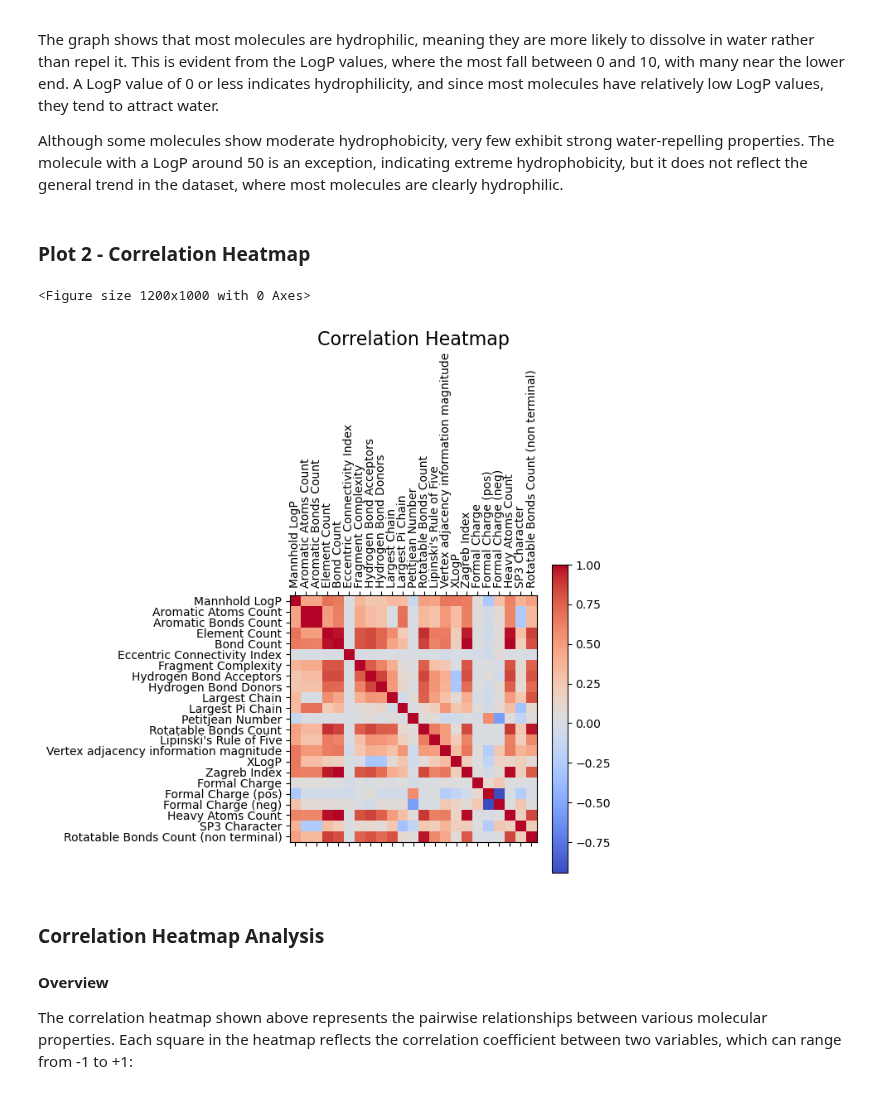
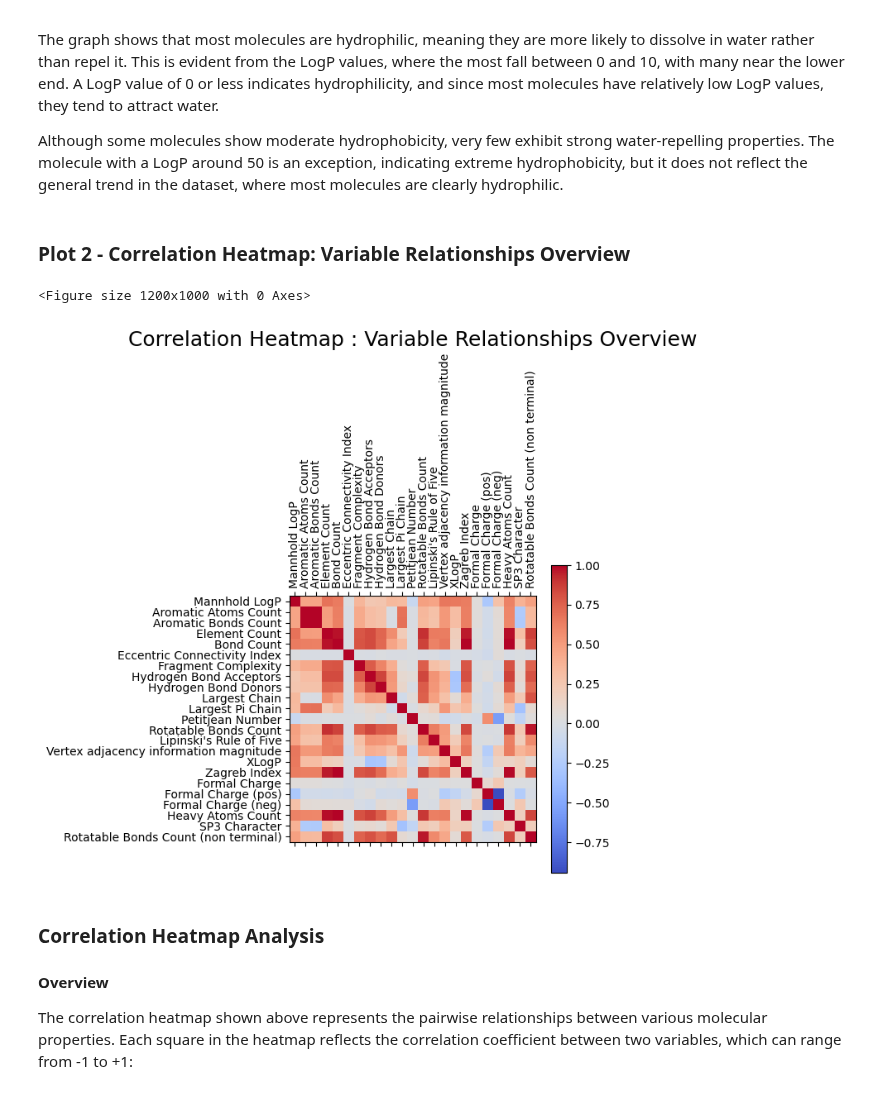
Before and after one commit to fracaludo/Group04, a Jupyter notebook: computationnalcarpentryGroup04.ipynb, the cells around one changed output. Cells and saved outputs as stored; diff of their text form; code cells hidden in the pictures.

```diff
--- a/computationnalcarpentryGroup04.ipynb
+++ b/computationnalcarpentryGroup04.ipynb
@@ -308,33 +308,33 @@ The graph shows that most molecules are hydrophilic, meaning they are more likel
 
 Although some molecules show moderate hydrophobicity, very few exhibit strong water-repelling properties. The molecule with a LogP around 50 is an exception, indicating extreme hydrophobicity, but it does not reflect the general trend in the dataset, where most molecules are clearly hydrophilic.
 # %% [markdown]
-### Plot 2 - Correlation Heatmap
+### Plot 2 - Correlation Heatmap: Variable Relationships Overview
 # %%
 import pandas as pd
 import matplotlib.pyplot as plt
 import numpy as np
 
-csv_file_path = '/Users/ludovica/Documents/Bachelor/BA5/Modeling Lab/4-Molecules.csv'
+csv_file_path = 'C:\\Users\\Nichelle Sequeira\\Desktop\\modelling-lab\\Project1\\4-Molecules.csv'
 data = pd.read_csv(csv_file_path)
 
 numeric_data = data.select_dtypes(include=[np.number])
 
 correlation_matrix = numeric_data.corr()
 
 plt.figure(figsize=(12, 10))
 
 cax = plt.matshow(correlation_matrix, cmap='coolwarm')
 
 plt.colorbar(cax)
 
-plt.title('Correlation Heatmap', fontsize=16)
+plt.title('Correlation Heatmap : Variable Relationships Overview', fontsize=18)
 plt.xticks(np.arange(len(correlation_matrix.columns)), correlation_matrix.columns, rotation=90)
 plt.yticks(np.arange(len(correlation_matrix.columns)), correlation_matrix.columns)
 
 plt.show()
 # %% [output]
 <Figure size 1200x1000 with 0 Axes>
-[figure, old version]
+[figure, new version]
 # %% [markdown]
 ### Correlation Heatmap Analysis
 
```
Also changed, not shown: parts of 2 cells of this notebook.
